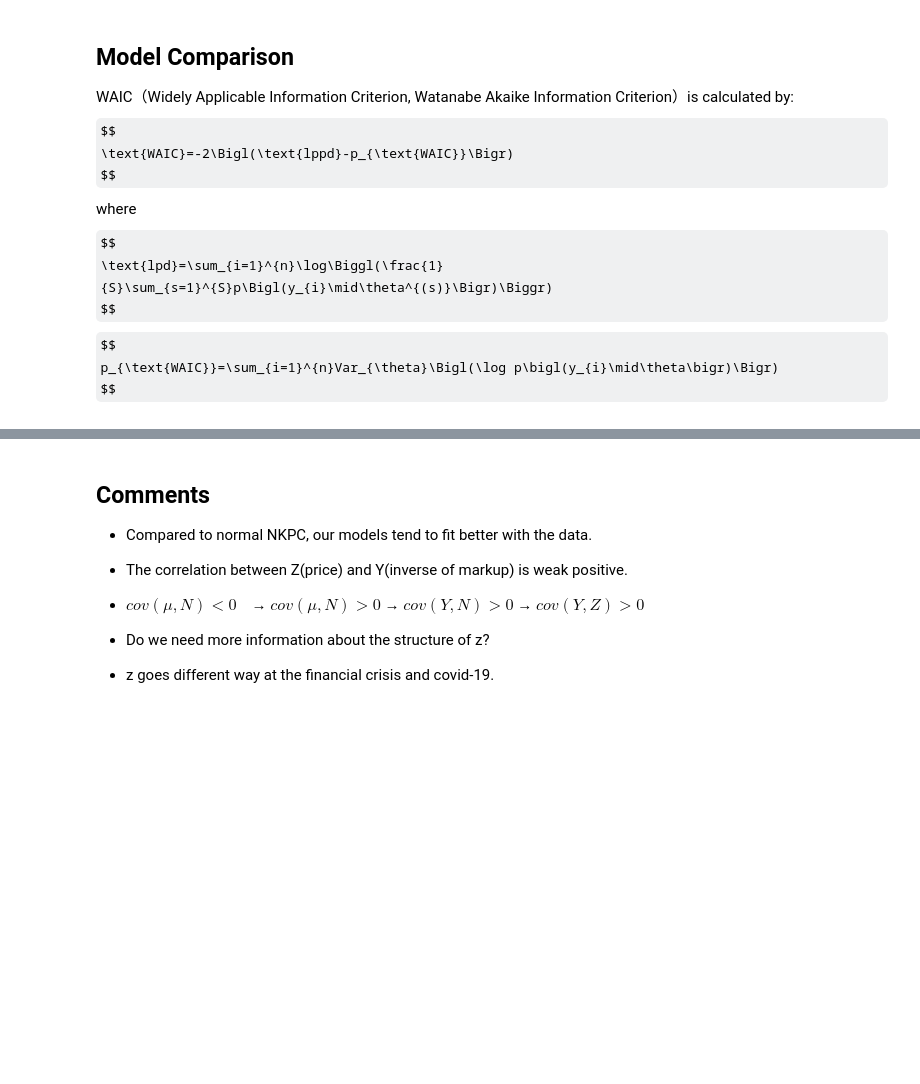
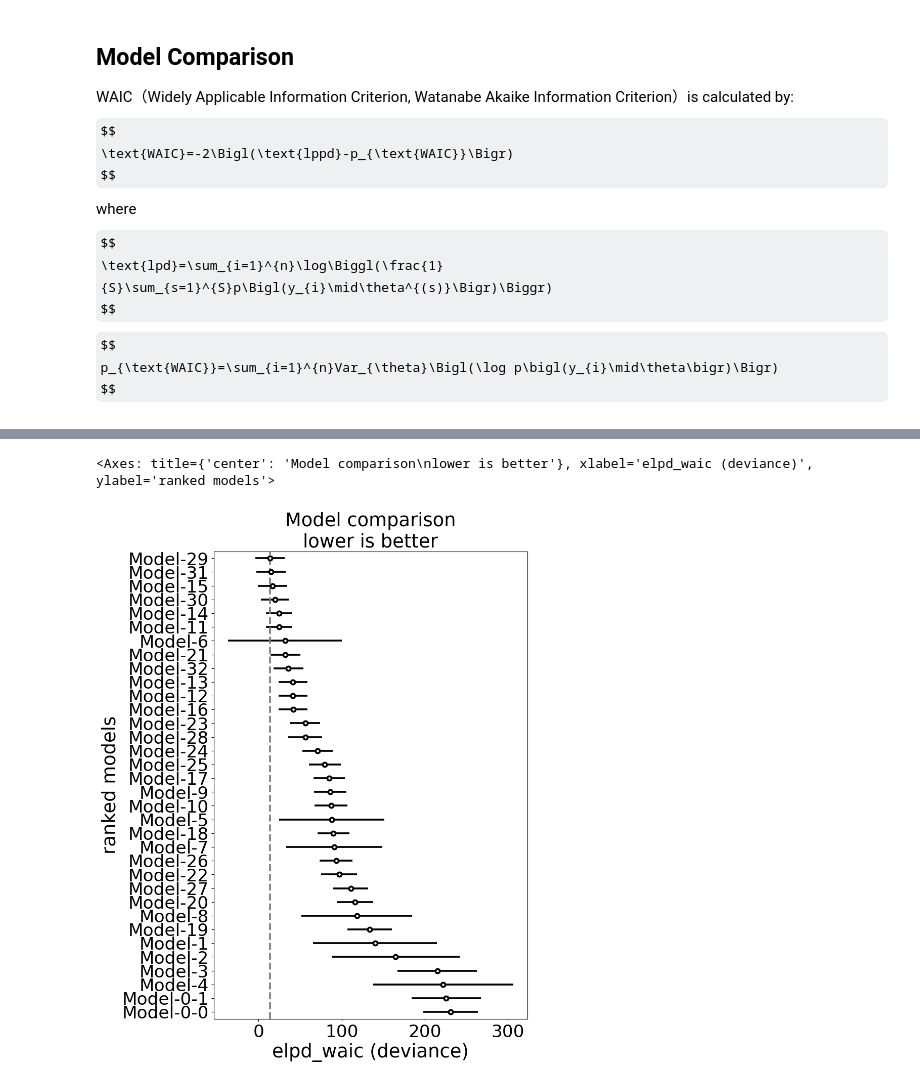
Before and after one commit to Ichikawa-Satoshi/NKPC_HSA_MCMC, a Jupyter notebook: code/main.ipynb, the cells around one changed output, grey strips where cells are left out. Drawn from its saved outputs; the diff is of its cells as text; code cells hidden in the pictures; some formulas as TeX source; blank space fills up the shorter version.

```diff
--- a/code/main.ipynb
+++ b/code/main.ipynb
@@ -143,5 +184,5 @@ The observed variable $\pi_t$ is the inflation rate, $\text{E}\pi_t$ is the expe
 # %%
-warmup= 15000
-samples=10000
+warmup= 10000
+samples=15000
 chains = 2
 rng_key = jax.random.PRNGKey(0)
@@ -688,12 +1615,0 @@ result
-# %% [markdown]
-## Comments
-
-- Compared to normal NKPC, our models tend to fit better with the data.
-
-- The correlation between Z(price) and Y(inverse of markup) is weak positive.
-
-- $cov(\mu , N)<0$　→ $cov(\mu , N)>0$ → $cov(Y , N)>0$ → $cov(Y , Z)>0$
-
-- Do we need more information about the structure of z?
-
-- z goes different way at the financial crisis and covid-19.
@@ -981,0 +1616,24 @@ result
+# %%
+dict_idata = {'Model-0-0':idata_0_0,'Model-0-1':idata_0_1,
+              'Model-1':idata_1, 'Model-2':idata_2,
+              'Model-3':idata_3, 'Model-4':idata_4,
+              'Model-5':idata_5,'Model-6':idata_6,
+              'Model-7':idata_7,'Model-8':idata_8,
+              'Model-9':idata_9, 'Model-10':idata_10,
+              'Model-11':idata_12, 'Model-12':idata_13,
+              'Model-13':idata_13,'Model-14':idata_14,
+              'Model-15':idata_15,'Model-16':idata_16,
+              'Model-17':idata_17, 'Model-18':idata_18,
+              'Model-19':idata_19, 'Model-20':idata_20,
+              'Model-21':idata_21,'Model-22':idata_22,
+              'Model-23':idata_23, 'Model-24':idata_24,
+              'Model-25':idata_25, 'Model-26':idata_26,
+              'Model-27':idata_27, 'Model-28':idata_28,
+              'Model-29':idata_29,'Model-30':idata_30,
+              'Model-31':idata_31, 'Model-32':idata_32}
+df_waic = az.compare(dict_idata, ic='waic', scale='deviance')
+
+az.plot_compare(df_waic, figsize=(8, 12))
+# %% [output]
+<Axes: title={'center': 'Model comparison\nlower is better'}, xlabel='elpd_waic (deviance)', ylabel='ranked models'>
+[figure, added]
```
Also changed, not shown: parts of 33 cells of this notebook, 14 other files.
